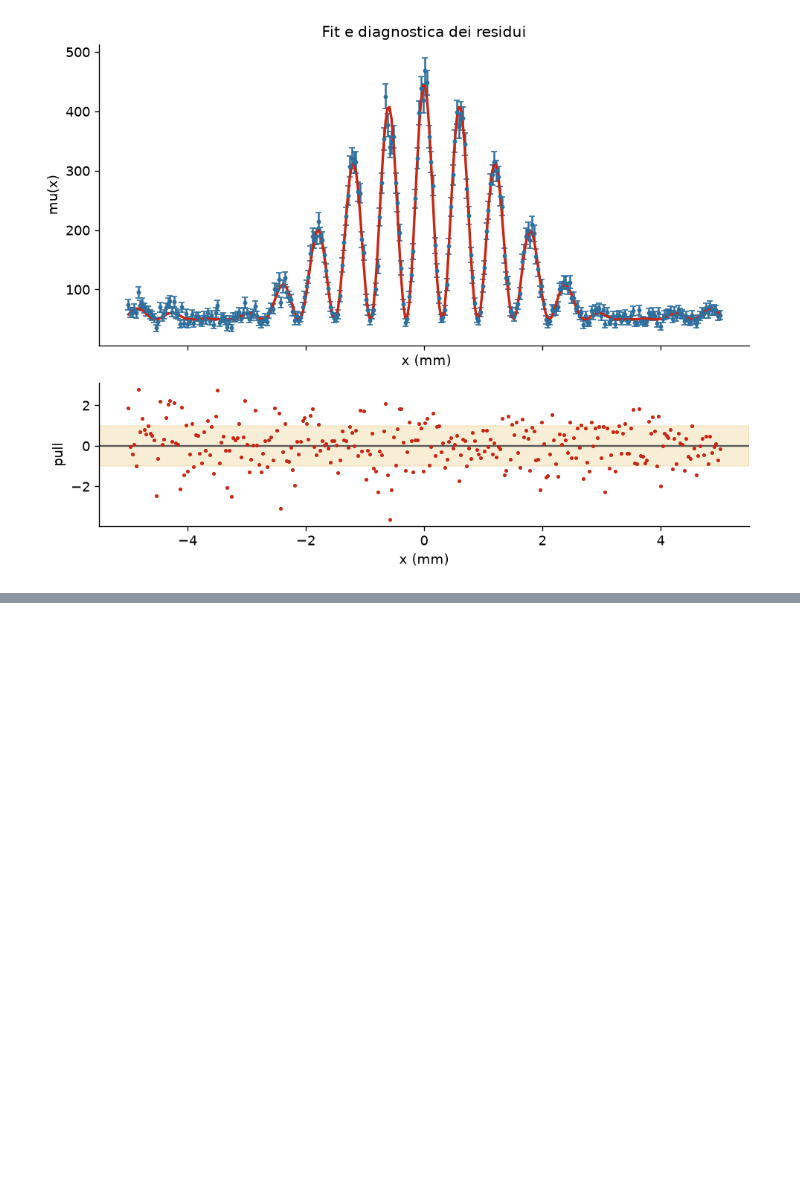
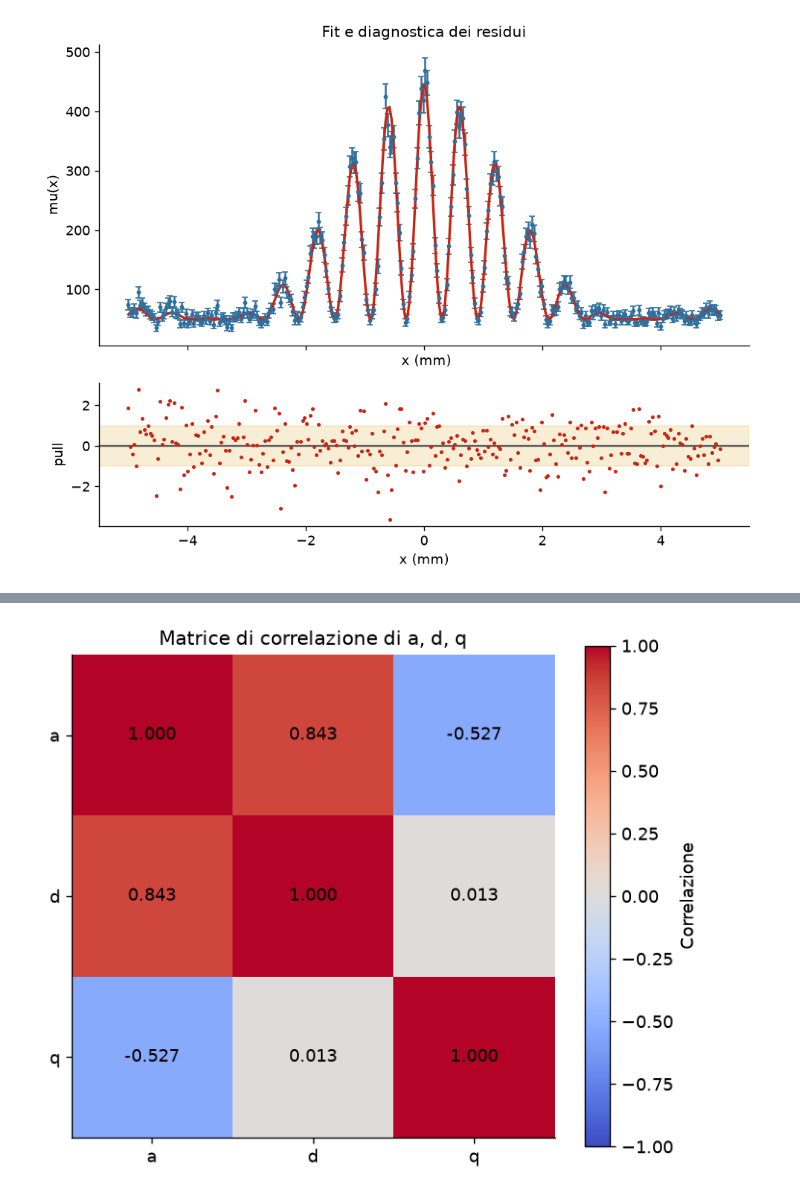
Before and after one commit to madalina-06/prova_lab, a Jupyter notebook: prova2.ipynb, the cells around one changed output, grey strips where cells are left out. Saved outputs shown, nothing was run; the diff lists cells and outputs as text; code cells hidden in the pictures; blank space fills up the shorter version.

```diff
--- a/prova2.ipynb
+++ b/prova2.ipynb
@@ -271,0 +371,77 @@ plt.show()
+# %%
+a = alpha_fit/(k*sx)
+d = delta_fit/(k*sx)
+q = d/a
+
+g = np.array([a, d, q])
+g_z = np.column_stack(g)
+
+# Matrice jacobiana
+J = np.array([
+    [1/(k*sx), 0, -alpha_fit/(k**2*sx), -alpha_fit/(k*sx**2)],
+
+    [0, 1/(k*sx), -delta_fit/(k**2*sx), -delta_fit/(k*sx**2)],
+
+    [-delta_fit/alpha_fit**2, 1/alpha_fit, 0, 0]
+])
+
+print("Matrice Jacobiana:")
+print(J)
+
+# matrice di covarianza di a, d, q
+C_g = J @ C_z @ J.T
+
+print("Matrice di covarianza di g:")
+print(C_g)
+
+# Valori centrali
+print("Valori centrali:")
+print(f"a = {a:.3f} 1/mm")
+print(f"d = {d:.2f}  1/mm")
+print(f"q = {q:.2f}")
+
+# Incertezze marginali
+incertezze = np.sqrt(np.diag(C_g))
+u_a = incertezze[0]
+u_d = incertezze[1]
+u_q = incertezze[2]
+print("Incertezze marginali:")
+print(f"u_a = {u_a:.3f} 1/mm")
+print(f"u_d = {u_d:.2f}  1/mm")
+print(f"u_q = {u_q:.2f}")
+
+#Matrice di correlazione
+C_g_corr = covarianza_correlazione(C_g)
+
+print("Matrice di correlazione:")
+with np.printoptions(precision=5, suppress=True):
+    print(C_g_corr)
+
+
+#Mappa di colore matrice di correlazione a, d, q
+plt.figure(figsize=(6,5))
+
+plt.imshow(C_g_corr, vmin=-1, vmax=1, cmap="coolwarm")
+plt.colorbar(label="Correlazione")
+plt.xticks(range(3), ["a", "d", "q"])
+plt.yticks(range(3), ["a", "d", "q"])
+
+for i in range(3):
+    for j in range(3):
+        plt.text(j, i, f"{C_g_corr[i,j]:.3f}",
+                 ha="center", va="center")
+
+plt.title("Matrice di correlazione di a, d, q")
+plt.tight_layout()
+plt.show()
+
+# Verifica per q
+sinistra = (u_q/q)**2
+destra = (incertezze_standard[3]/delta_fit)**2 + (incertezze_standard[2]/alpha_fit)**2 - 2*C_alpha_delta[0,1]/(alpha_fit*delta_fit)
+print(f"(u_q/q)^2 = {sinistra}")
+print(f"propagazione analitica = {destra}")
+if sinistra == destra:
+    print(f"Verifica per q: verificato :)")
+else:
+    print("verifica per q: non verificato :(")
+# %% [output]
@@ -271,0 +468 @@ plt.show()
+[figure, added]
```
Also changed, not shown: parts of 6 cells of this notebook, 1 other file.
